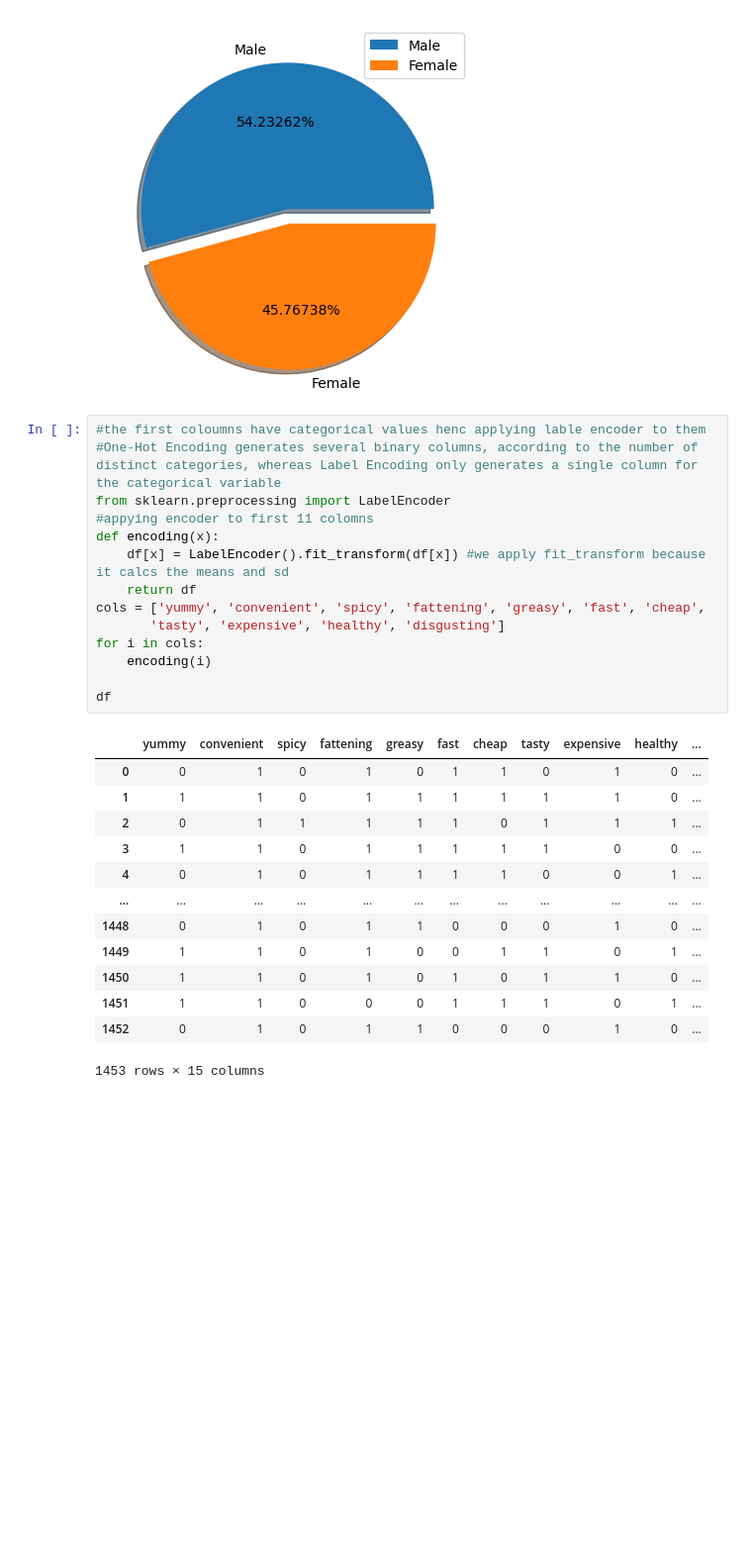
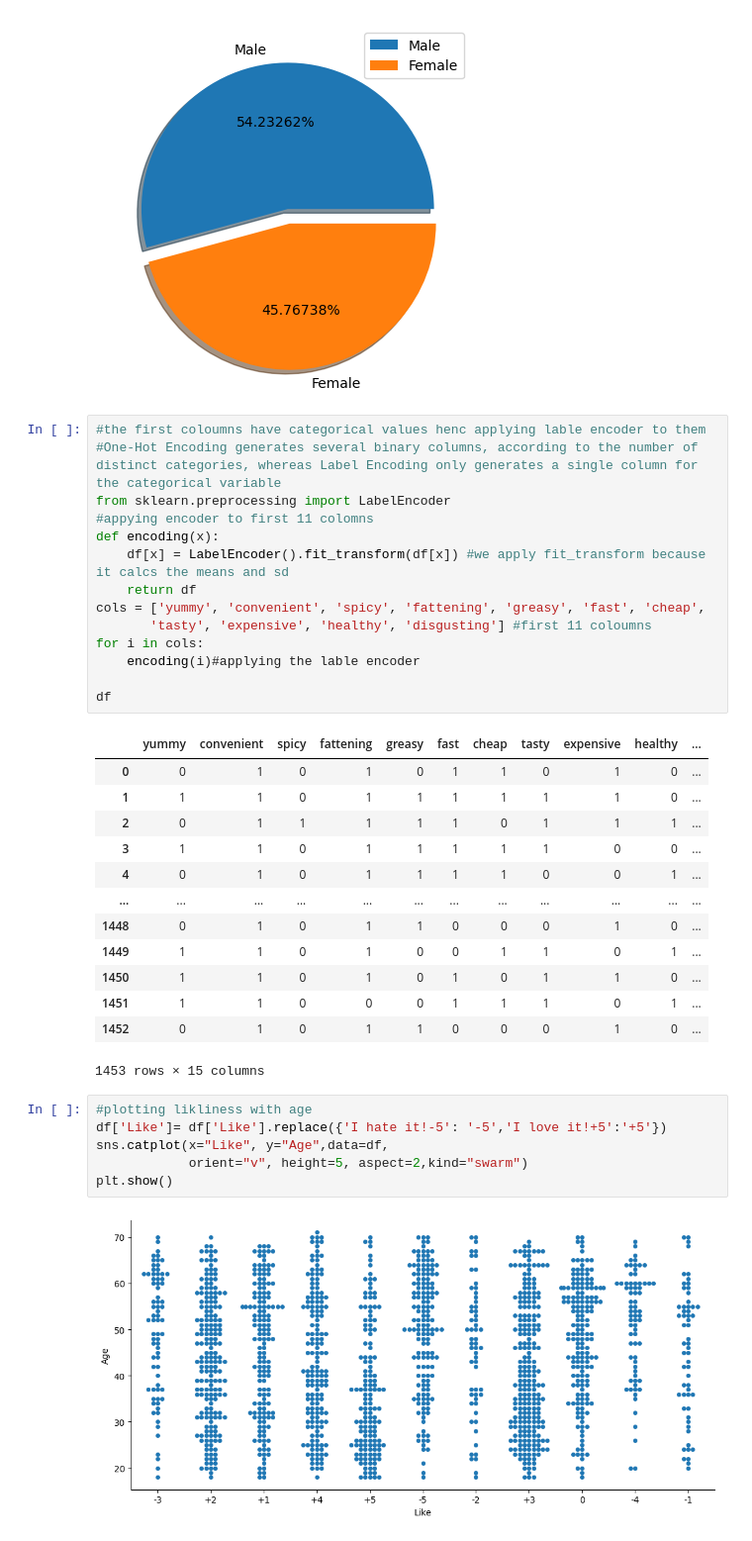
Before and after one commit to rohith4088/EV_SEGMENTATION, a Jupyter notebook: mcdolnads.ipynb, the cells around one changed output. Shown at 99% size. Saved outputs shown, nothing was run; the diff lists cells and outputs as text; blank space fills up the shorter version.

```diff
--- a/mcdolnads.ipynb
+++ b/mcdolnads.ipynb
@@ -87,9 +88,9 @@ def encoding(x):
     df[x] = LabelEncoder().fit_transform(df[x]) #we apply fit_transform because it calcs the means and sd
     return df
 cols = ['yummy', 'convenient', 'spicy', 'fattening', 'greasy', 'fast', 'cheap',
-       'tasty', 'expensive', 'healthy', 'disgusting']
+       'tasty', 'expensive', 'healthy', 'disgusting'] #first 11 coloumns
 for i in cols:
-    encoding(i)
+    encoding(i)#applying the lable encoder
 
 df
 # %% [output]
@@ -106,3 +107,11 @@ df
 | 1451 | 1 | 1 | 0 | 0 | 0 | 1 | 1 | 1 | 0 | 1 | ... |
 | 1452 | 0 | 1 | 0 | 1 | 1 | 0 | 0 | 0 | 1 | 0 | ... |
 1453 rows × 15 columns
+# %%
+#plotting likliness with age
+df['Like']= df['Like'].replace({'I hate it!-5': '-5','I love it!+5':'+5'})
+sns.catplot(x="Like", y="Age",data=df,
+            orient="v", height=5, aspect=2,kind="swarm")
+plt.show()
+# %% [output]
+[figure, added]
```
Also changed, not shown: parts of 12 cells of this notebook, 1 other file.
